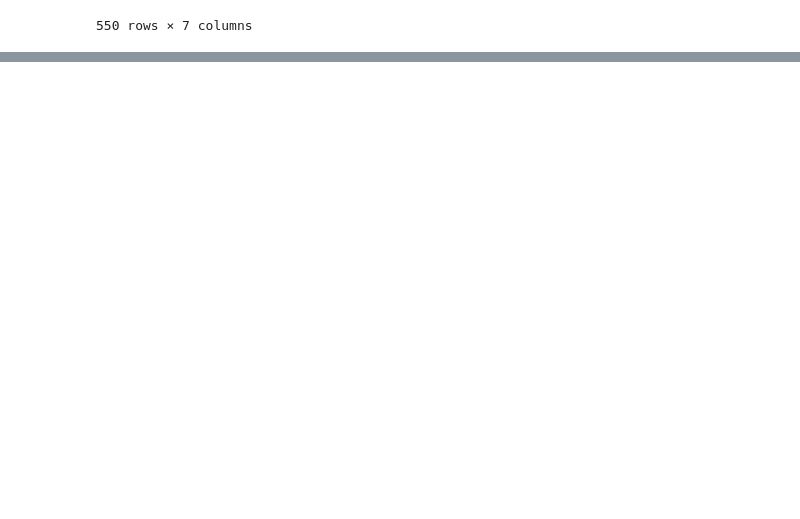
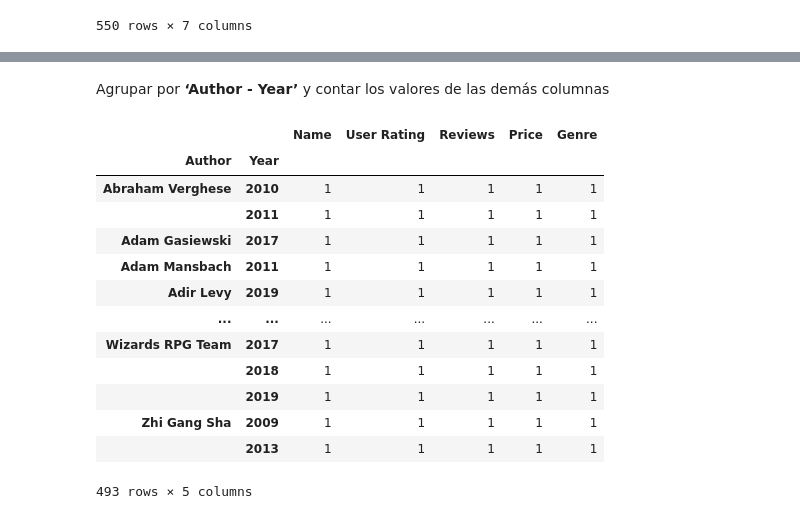
Before and after one commit to Carmen-N/Manipulaci-n-y-Transformaci-n-de-Datos-con-Pandas-y-NumPy, a Jupyter notebook: proyecto_con_Pandas_.ipynb, the cells around one changed output, grey strips where cells are left out. Saved outputs shown, nothing was run; the diff lists cells and outputs as text; code cells hidden in the pictures; blank space fills up the shorter version.

```diff
--- a/proyecto_con_Pandas_.ipynb
+++ b/proyecto_con_Pandas_.ipynb
@@ -603,0 +716,19 @@ df_books.sort_values('Year', ascending=False)
+# %% [markdown]
+Agrupar por **‘Author - Year’** y contar los valores de las demás columnas
+# %%
+df_books.groupby(['Author','Year']).count()
+# %% [output]
+|  |  | Name | User Rating | Reviews | Price | Genre |
+| Author | Year |  |  |  |  |  |
+| Abraham Verghese | 2010 | 1 | 1 | 1 | 1 | 1 |
+|  | 2011 | 1 | 1 | 1 | 1 | 1 |
+| Adam Gasiewski | 2017 | 1 | 1 | 1 | 1 | 1 |
+| Adam Mansbach | 2011 | 1 | 1 | 1 | 1 | 1 |
+| Adir Levy | 2019 | 1 | 1 | 1 | 1 | 1 |
+| ... | ... | ... | ... | ... | ... | ... |
+| Wizards RPG Team | 2017 | 1 | 1 | 1 | 1 | 1 |
+|  | 2018 | 1 | 1 | 1 | 1 | 1 |
+|  | 2019 | 1 | 1 | 1 | 1 | 1 |
+| Zhi Gang Sha | 2009 | 1 | 1 | 1 | 1 | 1 |
+|  | 2013 | 1 | 1 | 1 | 1 | 1 |
+493 rows × 5 columns
```
Also changed, not shown: parts of 12 cells of this notebook.
